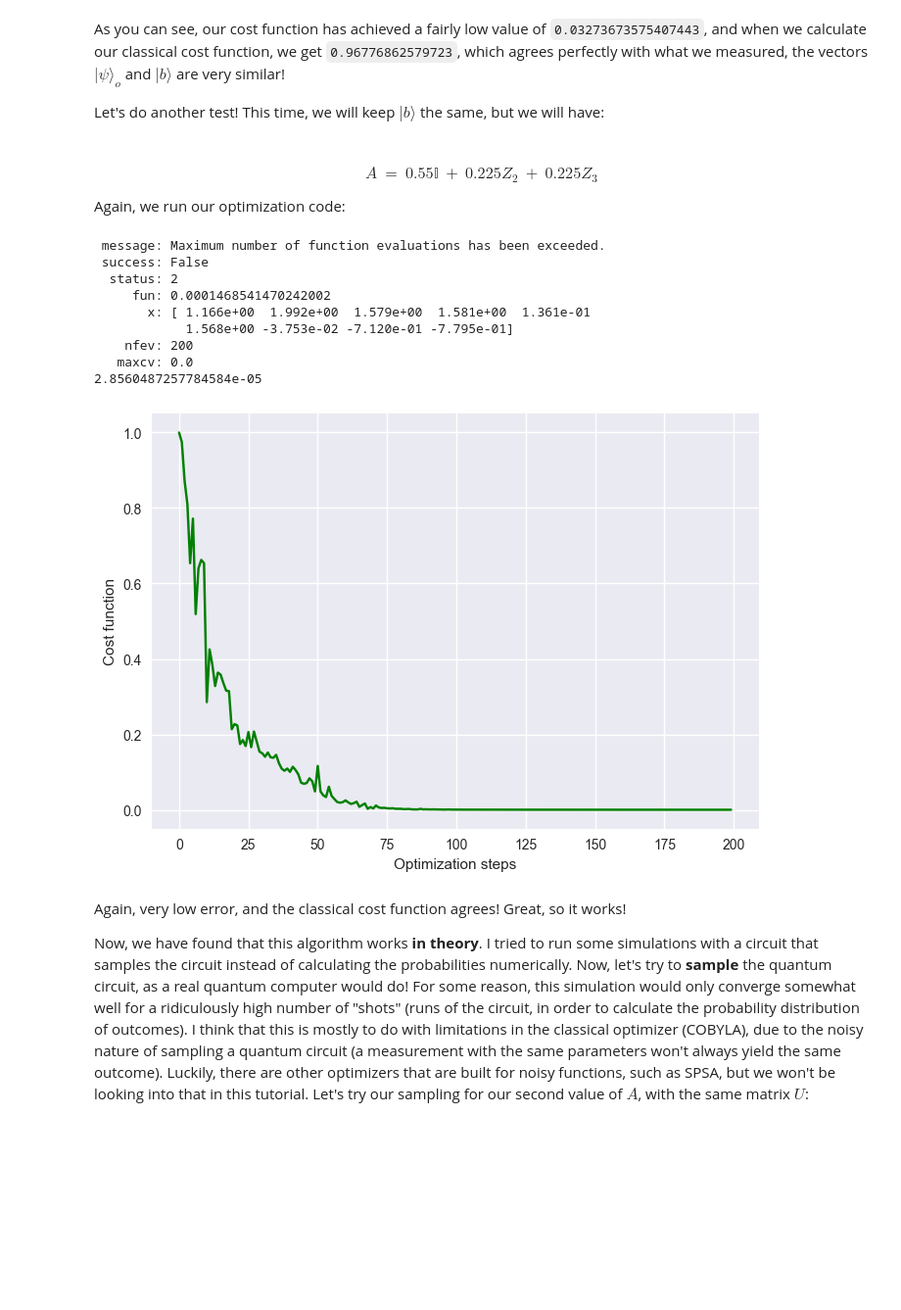
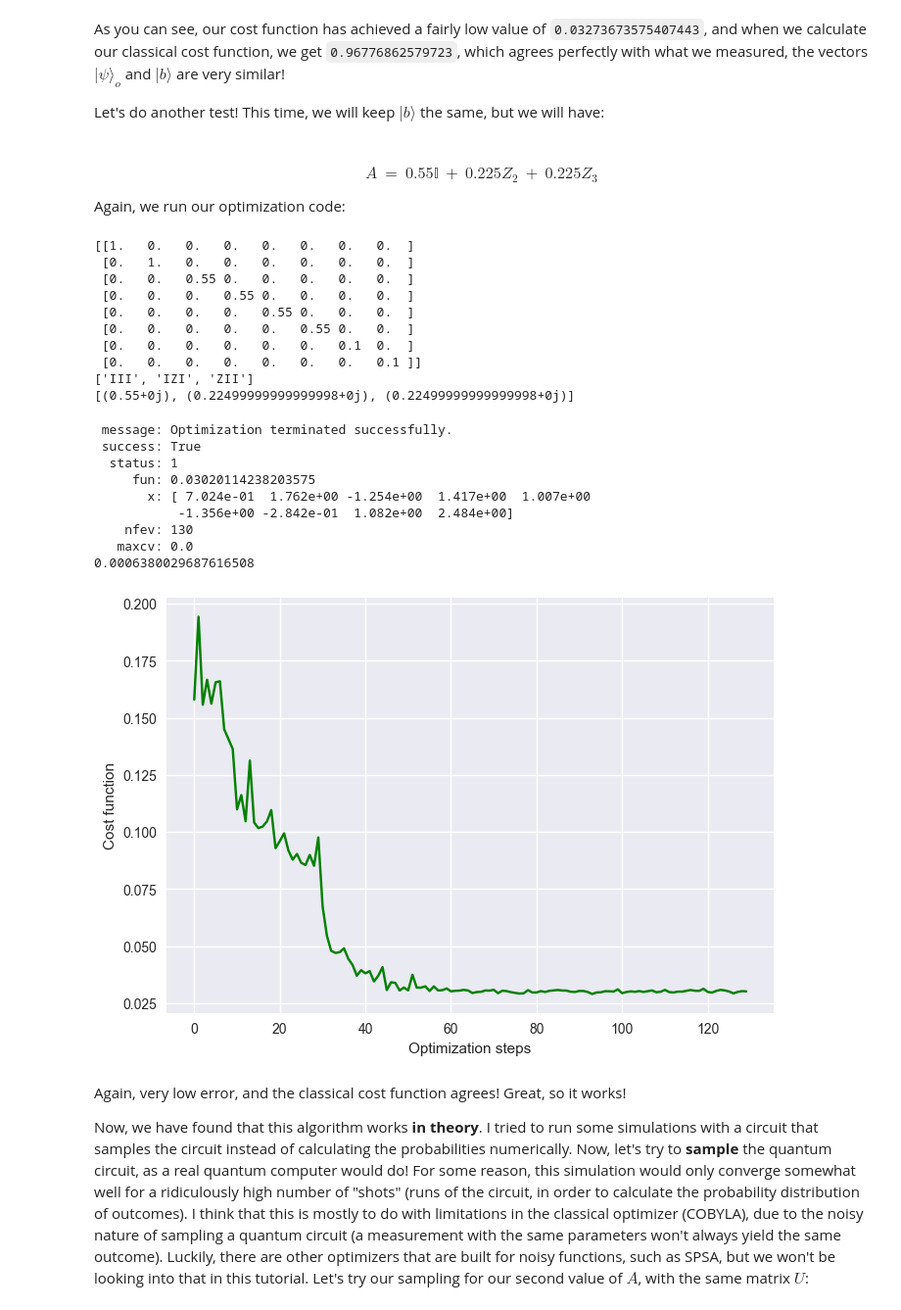
Before and after one commit to cezaris13/CourseWork, a Jupyter notebook: vqls.ipynb, the cells around one changed output. Shown at 98% size. Saved outputs shown, nothing was run; the diff lists cells and outputs as text; code cells hidden in the pictures; blank space fills up the shorter version.

```diff
--- a/vqls.ipynb
+++ b/vqls.ipynb
@@ -620,4 +625,23 @@ def plotCost(costHistory:list):
 qubits = 3
 auxiliaryQubit = 0
 totalNeededQubits = qubits+2
+# %%
+def ansatzTest(circ: QuantumCircuit, outF: list):
+    applyFixedAnsatz(circ, [0, 1, 2], outF)
+    circ.save_statevector()
+
+    backend = Aer.get_backend('aer_simulator')
+
+    t_circ = transpile(circ, backend)
+    job = backend.run(t_circ)
+
+    result = job.result()
+    return result.get_statevector(circ, decimals=10)
+
+def minimization(costFunction: callable, paulis: PauliList,gateSet: list, coefficientSet: list, totalNeededQubits: int, weights: list,method:str = "COBYLA") -> list:
+    x = [float(random.randint(0,3000)) for _ in range(0, 9)]
+    x = x/np.linalg.norm(x)
+    out = minimize(costFunction, x0=x, args=[paulis, coefficientSet,weights, totalNeededQubits, gateSet], method=method, options={'maxiter':200})
+    print(out)
+    return [out['x'][0:3], out['x'][3:6], out['x'][6:9]]
 # %%
@@ -674,33 +714,51 @@ $$A \ = \ 0.55 \mathbb{I} \ + \ 0.225 Z_2 \ + \ 0.225 Z_3$$
 
 Again, we run our optimization code:
 # %%
-coefficientSet = [0.55, 0.225, 0.225]
 gateSet = [[0, 0, 0], [0, 1, 0], [0, 0, 1]]
 weights = getBArray([1, 1, 1, 1, 1, 1, 1, 1])
 
+a1 = 0.225*np.kron(zGate(),np.kron(identityGate(),identityGate()))
+a0 = 0.225*np.kron(identityGate(),np.kron(zGate(),identityGate()))
+a2 =0.55*np.kron(identityGate(),np.kron(identityGate(),identityGate()))
+A = np.add(np.add(a2, a0), a1)
+
+print(A)
+pauliOp = SparsePauliOp.from_operator(A)
+paulis = pauliOp.paulis
+print (paulis)
+
+coefficientSet = getMatrixCoeffitients(pauliOp)
+print (coefficientSet)
+
 costHistory = []
-out_f = minimization(calculateCostFunction, gateSet=gateSet, coefficientSet= coefficientSet, totalNeededQubits=totalNeededQubits, weights=weights)
+out_f = minimization(calculateCostFunction, gateSet=gateSet, paulis=paulis, coefficientSet= coefficientSet, totalNeededQubits=totalNeededQubits, weights=weights)
 circ = QuantumCircuit(qubits, qubits)
 o = ansatzTest(circ, out_f)
 
-a1 = coefficientSet[2]*np.kron(zGate(),np.kron(identityGate(),identityGate()))
-a0 = coefficientSet[1]*np.kron(identityGate(),np.kron(zGate(),identityGate()))
-a2 = coefficientSet[0]*np.kron(identityGate(),np.kron(identityGate(),identityGate()))
-A = np.add(np.add(a2, a0), a1)
 
 getApproximationValue(A, weights, o)
 plotCost(costHistory)
 # %% [output]
- message: Maximum number of function evaluations has been exceeded.
- success: False
-  status: 2
-     fun: 0.0001468541470242002
-       x: [ 1.166e+00  1.992e+00  1.579e+00  1.581e+00  1.361e-01
-            1.568e+00 -3.753e-02 -7.120e-01 -7.795e-01]
-    nfev: 200
-   maxcv: 0.0
-2.8560487257784584e-05
+[[1.   0.   0.   0.   0.   0.   0.   0.  ]
+ [0.   1.   0.   0.   0.   0.   0.   0.  ]
+ [0.   0.   0.55 0.   0.   0.   0.   0.  ]
+ [0.   0.   0.   0.55 0.   0.   0.   0.  ]
+ [0.   0.   0.   0.   0.55 0.   0.   0.  ]
+ [0.   0.   0.   0.   0.   0.55 0.   0.  ]
+ [0.   0.   0.   0.   0.   0.   0.1  0.  ]
+ [0.   0.   0.   0.   0.   0.   0.   0.1 ]]
+['III', 'IZI', 'ZII']
+[(0.55+0j), (0.22499999999999998+0j), (0.22499999999999998+0j)]
+ message: Optimization terminated successfully.
+ success: True
+  status: 1
+     fun: 0.03020114238203575
+       x: [ 7.024e-01  1.762e+00 -1.254e+00  1.417e+00  1.007e+00
+           -1.356e+00 -2.842e-01  1.082e+00  2.484e+00]
+    nfev: 130
+   maxcv: 0.0
+0.0006380029687616508
-[figure, old version]
+[figure, new version]
 # %% [markdown]
 Again, very low error, and the classical cost function agrees! Great, so it works!
 
```
Also changed, not shown: parts of 14 cells of this notebook.
